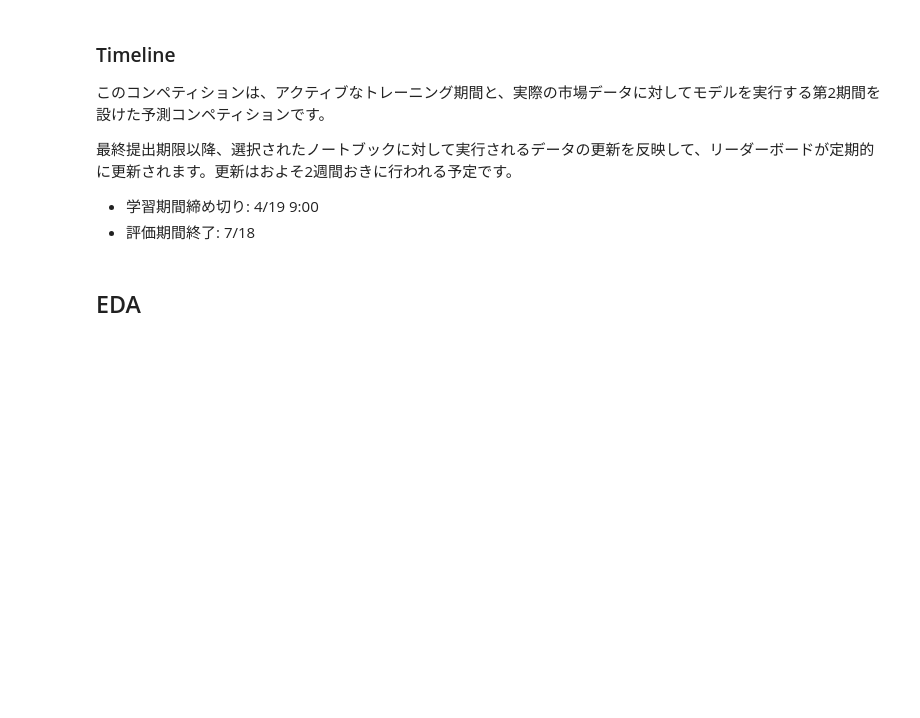
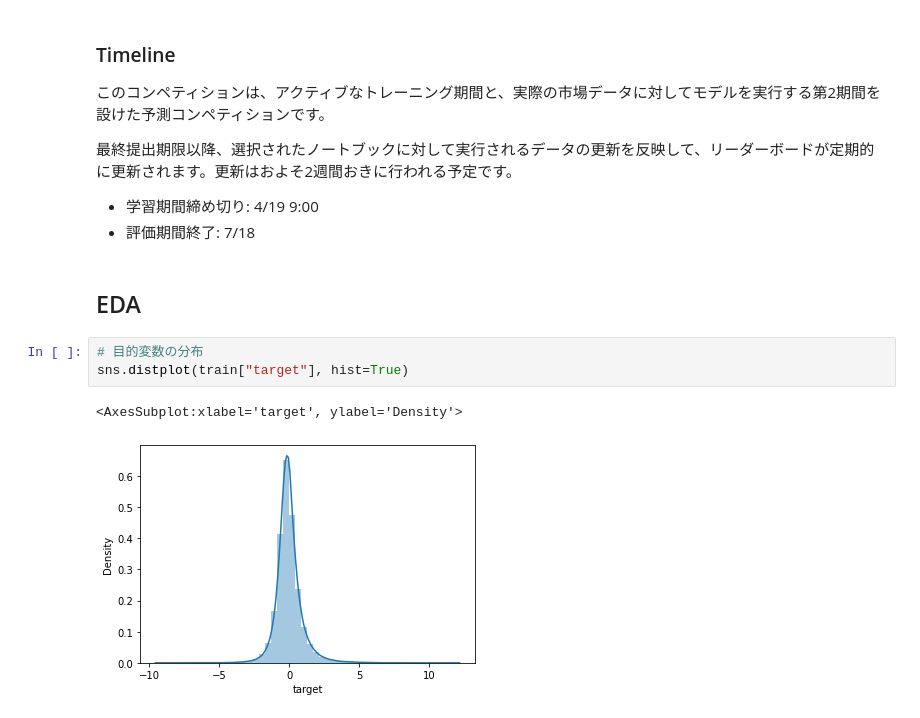
Before and after one commit to IMOKURI/ubiquant-market-prediction, a Jupyter notebook: notebooks/EDA.ipynb, the cells around one changed output. Cells and saved outputs as stored; diff of their text form; blank space fills up the shorter version.

```diff
--- a/notebooks/EDA.ipynb
+++ b/notebooks/EDA.ipynb
@@ -170,3 +203,9 @@ https://www.st-hakky-blog.com/entry/2018/01/30/004659
 - 評価期間終了: 7/18
 # %% [markdown]
 ## EDA
+# %%
+# 目的変数の分布
+sns.distplot(train["target"], hist=True)
+# %% [output]
+<AxesSubplot:xlabel='target', ylabel='Density'>
+[figure, added]
```
Also changed, not shown: parts of 30 cells of this notebook.
